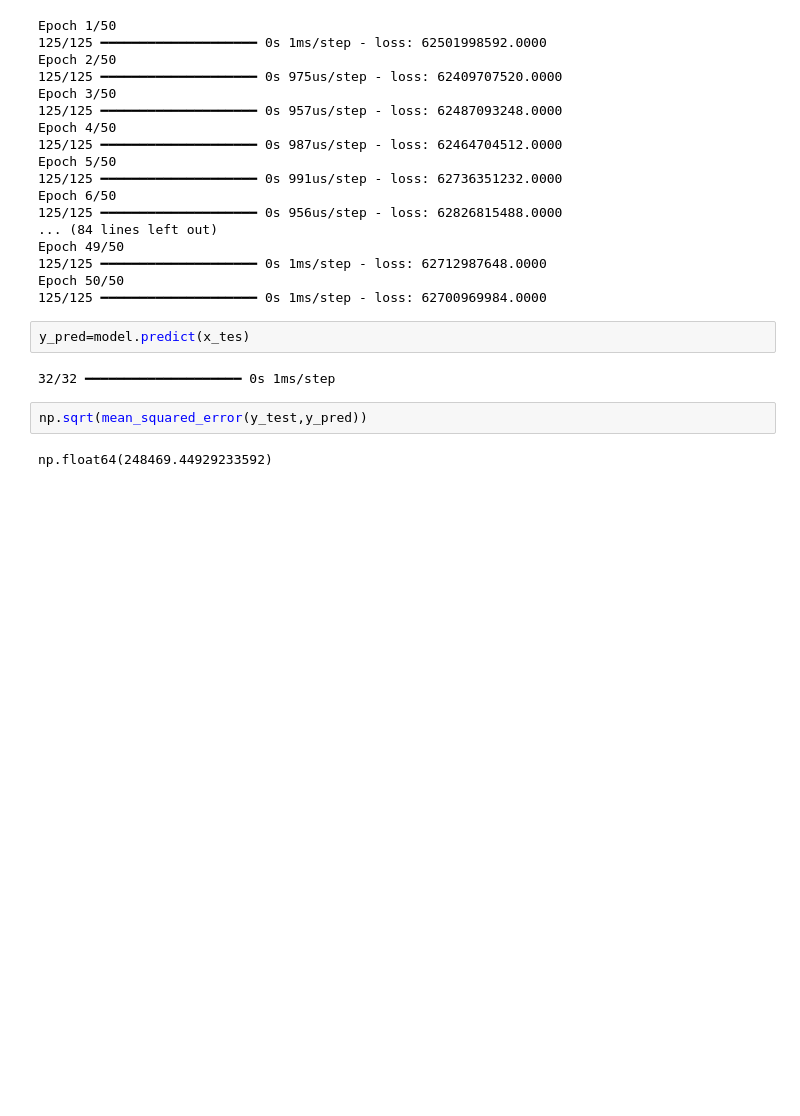
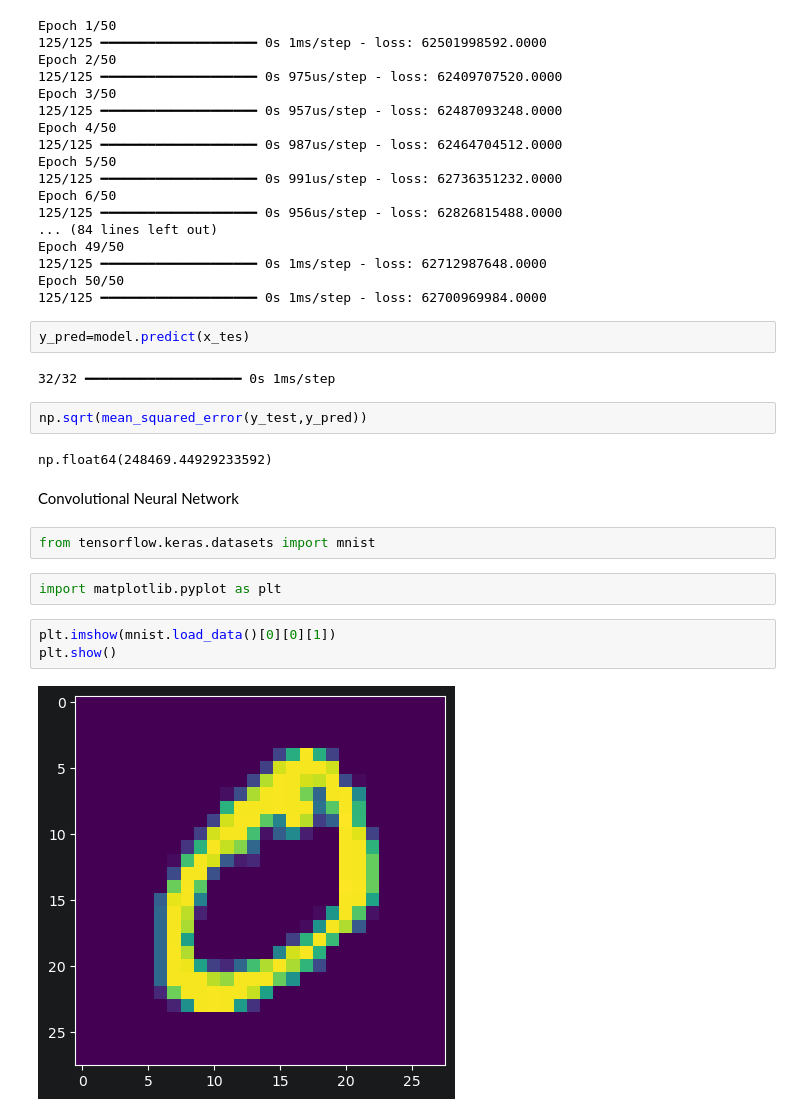
Before and after one commit to namal1230/DeepLearning-and-NeuralNetwork, a Jupyter notebook: DeepLearning-and-NeuralNetwork.ipynb, the cells around one changed output. Saved outputs shown, nothing was run; the diff lists cells and outputs as text; blank space fills up the shorter version.

Commit message:
Convolutional Neural Network

```diff
--- a/DeepLearning-and-NeuralNetwork.ipynb
+++ b/DeepLearning-and-NeuralNetwork.ipynb
@@ -230,3 +230,14 @@ y_pred=model.predict(x_tes)
 np.sqrt(mean_squared_error(y_test,y_pred))
 # %% [output]
 np.float64(248469.44929233592)
+# %% [markdown]
+Convolutional Neural Network
+# %%
+from tensorflow.keras.datasets import mnist
+# %%
+import matplotlib.pyplot as plt
+# %%
+plt.imshow(mnist.load_data()[0][0][1])
+plt.show()
+# %% [output]
+[figure, added]
```
Also changed, not shown: parts of 11 cells of this notebook.
